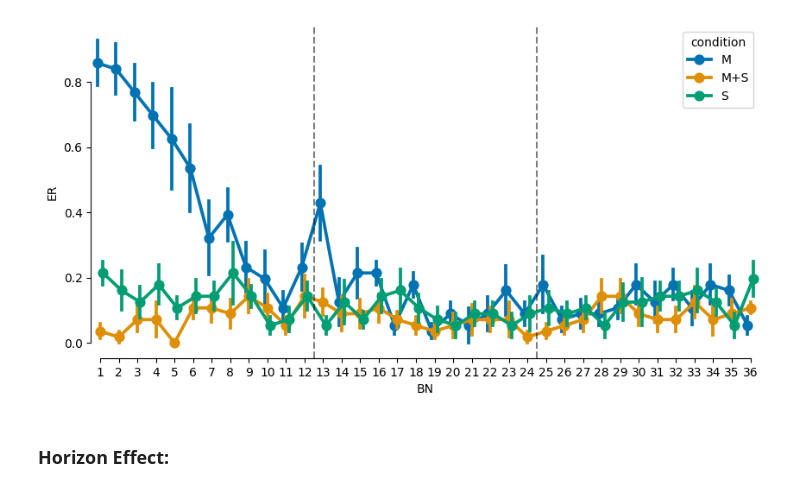
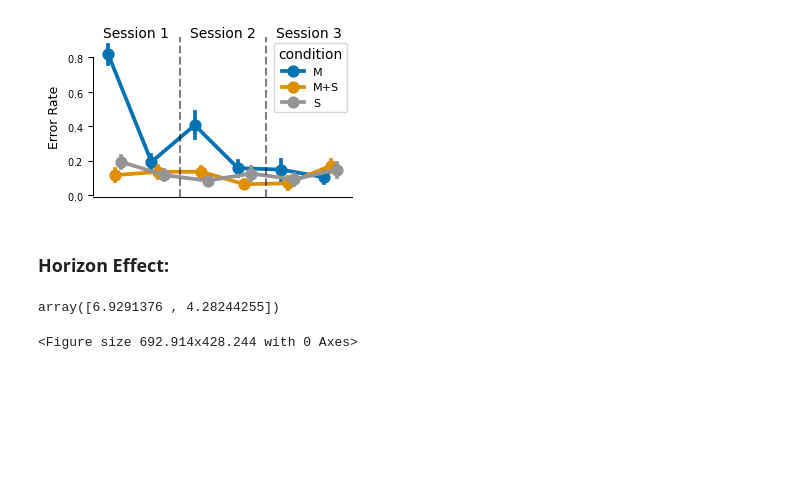
Before and after one commit to manazerzadeh/SequenceSensoryMemoryIntegration, a Jupyter notebook: DataAnalysis.ipynb, the cells around one changed output. Drawn from its saved outputs; the diff is of its cells as text; code cells hidden in the pictures; blank space fills up the shorter version.

```diff
--- a/DataAnalysis.ipynb
+++ b/DataAnalysis.ipynb
@@ -33,7 +33,7 @@ precueTime_interval = [600, 1000] # msecs for planning before movement
 hand = 2 #left or right hand
 
 # total_sub_num = 10
-sub_nums = [1, 2, 3, 4, 5, 6, 7]
+sub_nums = [1, 2, 3, 4, 5, 6, 7, 8, 9, 10, 11, 12, 13, 14]
 
 num_blocks_per_session = 12
 num_trials_per_block = 24
@@ -59,3 +147,10 @@ subjs_presses['condition'] = subjs_presses.apply(utils.seq_condition, axis=1)
+# %%
+custom_palette = {
+    'M': sns.color_palette('colorblind')[0],
+    'S': sns.color_palette('colorblind')[7],
+    'M+S': sns.color_palette('colorblind')[1],
+    'M+S (changed)': sns.color_palette('colorblind')[3]
+}
 # %%
 plt.figure(figsize=(10, 5))
 subjs_correct = utils.remove_error_trials(subjs)
@@ -127,19 +376,49 @@ plt.show()
 # %%
-plt.figure(figsize=(10, 5))
-subjs_grouped = subjs.groupby(['BN', 'SubNum', 'condition']).agg({
+# plt.figure(figsize=(10, 5))
+set_figure_style(scale="1col")
+
+included_BNs = [session1_blocks[0], session1_blocks[-1], session2_blocks[0], session2_blocks[-1], session3_blocks[0], session3_blocks[-1]]
+
+subjs_bns = subjs[subjs['BN'].isin(included_BNs)]
+
+subjs_grouped = subjs_bns.groupby(['BN', 'SubNum', 'condition']).agg({
     'isError': 'sum'
 }).reset_index()
 
 subjs_grouped['ER'] = subjs_grouped['isError']/ num_trails_per_cond
 
 sns.pointplot(data = subjs_grouped, x = 'BN', y = 'ER', hue ='condition',
-              errorbar='se', dodge = 0.3, palette='colorblind')
-plt.axvline(x=11.5, color='black', linestyle='--', alpha = 0.5)
-plt.axvline(x=23.5, color='black', linestyle='--', alpha = 0.5)
+              errorbar='se', dodge = 0.3, palette= custom_palette)
+plt.axvline(x=1.5, color='black', linestyle='--', alpha = 0.5)
+plt.axvline(x=3.5, color='black', linestyle='--', alpha = 0.5)
+
+# # add text labels for sessions
+plt.text(0.5, 0.9, 'Session 1', fontsize=10, ha = 'center', va = 'bottom')
+plt.text(2.5, 0.9, 'Session 2', fontsize=10, ha = 'center', va = 'bottom')
+plt.text(4.5, 0.9, 'Session 3', fontsize=10, ha = 'center', va = 'bottom')
+
+#removing x axis ticks and labels
+plt.gca().xaxis.set_major_locator(ticker.NullLocator())
+plt.xlabel('')
+plt.ylabel('Error Rate')
+
+
 sns.despine(trim=True)
 
+plt.savefig(path_figs + "ER_sessions.pdf", format = 'pdf', bbox_inches = 'tight')
+
 plt.show()
 # %% [output]
-[figure, old version]
+[figure, new version]
 # %% [markdown]
 ### Horizon Effect:
+# %%
+set_figure_style(scale="2col")
+plt.gcf().get_size_inches()
+
+
+
+fig, axs = plt.subplots(1, 3)
+# %% [output]
+array([6.9291376 , 4.28244255])
+<Figure size 692.914x428.244 with 0 Axes>
```
Also changed, not shown: parts of 14 cells of this notebook, 2 other files.
